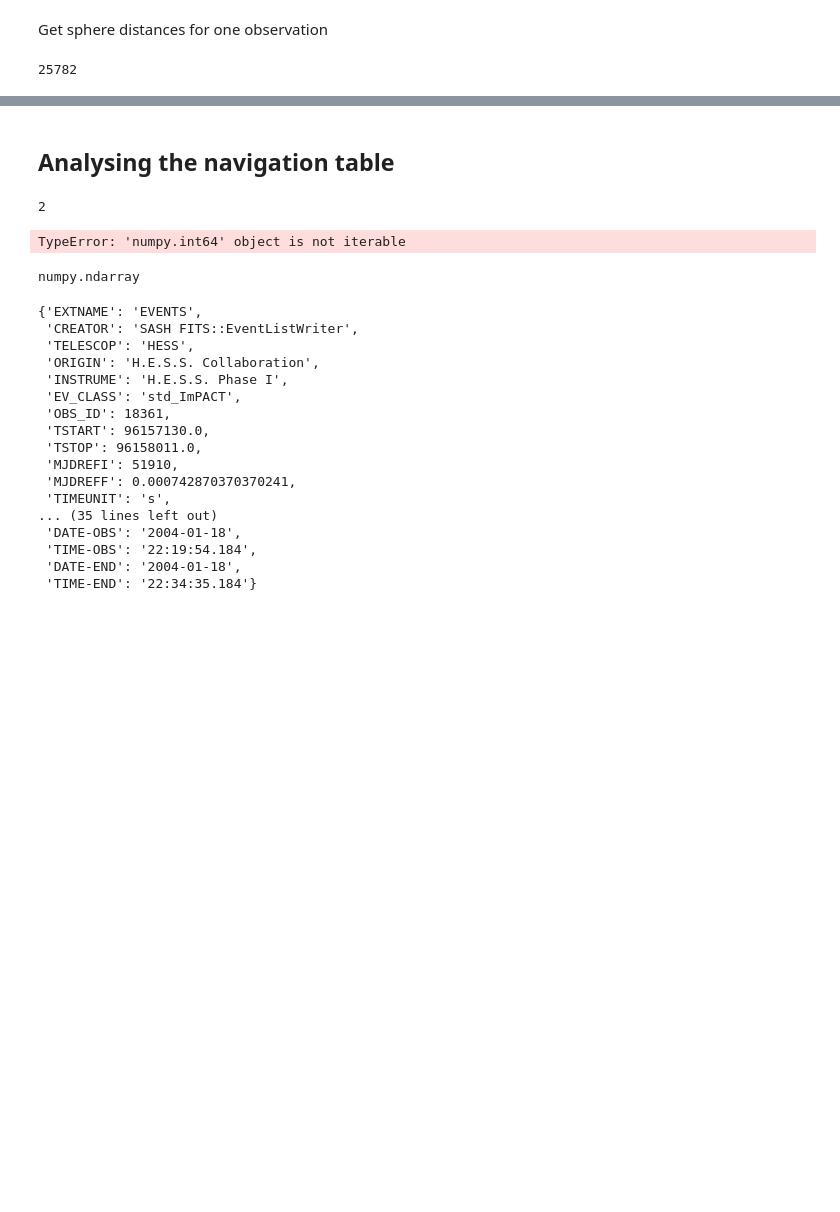
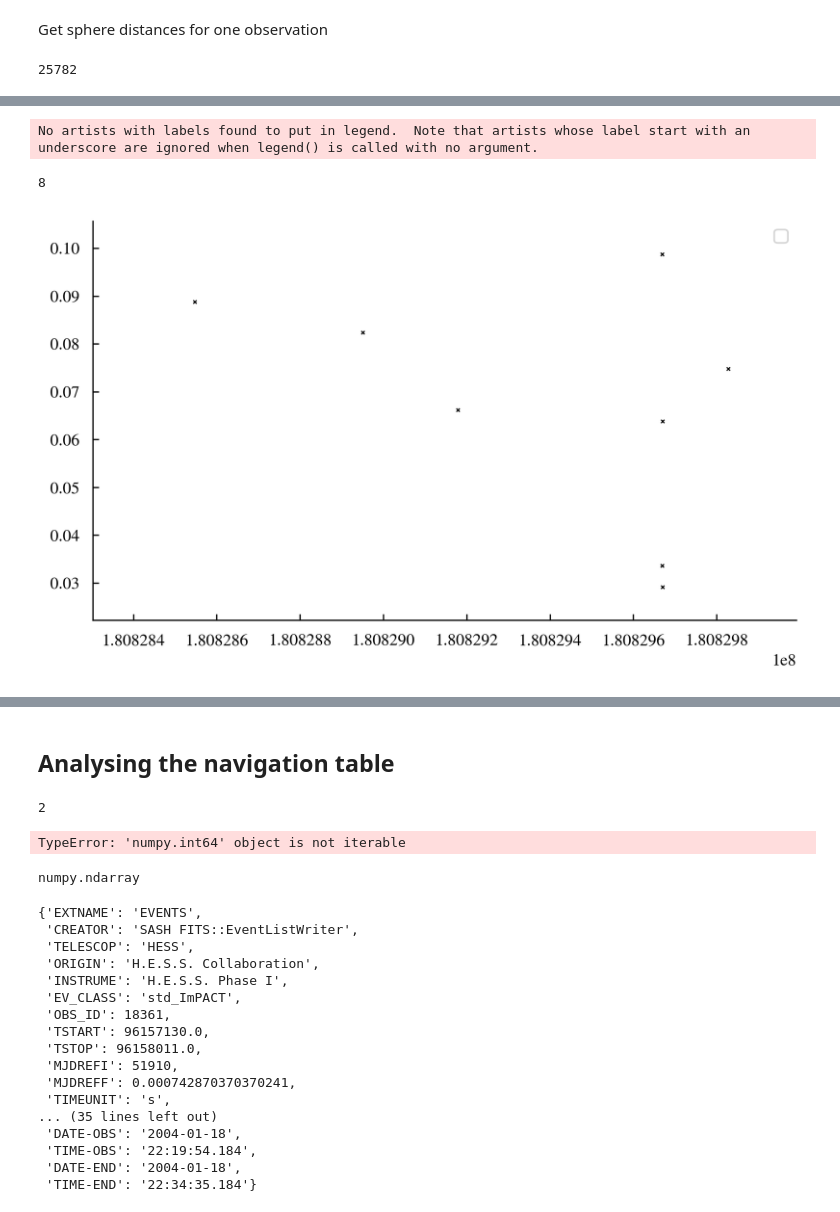
Before and after one commit to annanayjaitly/gamma_transients, a Jupyter notebook: testing/passthrough1.ipynb, the cells around one changed output, grey strips where cells are left out. Cells and saved outputs as stored; diff of their text form; code cells hidden in the pictures; blank space fills up the shorter version.

```diff
--- a/testing/passthrough1.ipynb
+++ b/testing/passthrough1.ipynb
@@ -76,11 +90,15 @@ myobs[0].obs_info
 # %%
 mask = run_dist < 0.1
 photoncount = len(phottable[mask][:])#/myobs[0].obs_info["LIVETIME"]/60
 print(photoncount)
-plt.scatter(phottable[mask]["TIME"],[1 for i in range(photoncount)],s=4,marker="x")
-plt.xlim(myobs[0].obs_info["TSTART"],myobs[0].obs_info["TSTOP"])
-mplet_start_time_ns = reduced[current_obs_index]["TIME"][0].astype("float") - myobs[0].obs_info["T_START"]
-plt.vlines(mplet_start_time_ns*1e-9,.98,1.02,color="red",label="mplet start time",ls="--")
-plt.legend()
+plt.scatter(phottable[mask]["TIME"],run_dist[mask],s=4,marker="x")
+plt.xlim(myobs.obs_info["TSTART"],myobs.obs_info["TSTOP"])
+mplet_start_time_ns = reduced_row["TIME"][0].astype("float") - myobs.obs_info["TSTART"]
+# plt.vlines(mplet_start_time_ns*1e-9,.98,1.02,color="red",label="mplet start time",ls="--")
+# plt.legend()
 plt.ticklabel_format(axis="x",style="sci",useOffset=False)
 plt.show()
+# %% [output]
+No artists with labels found to put in legend.  Note that artists whose label start with an underscore are ignored when legend() is called with no argument.
+8
+[figure, added]
```
Also changed, not shown: parts of 6 cells of this notebook.
